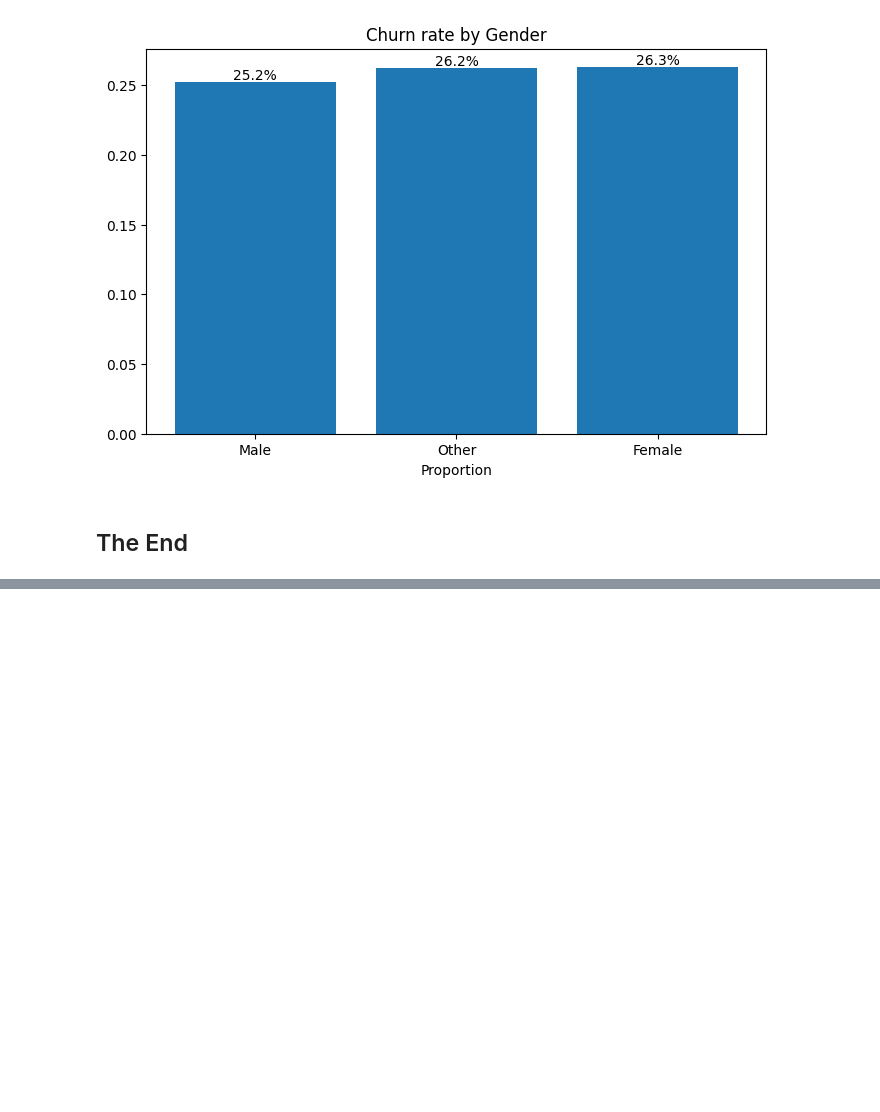
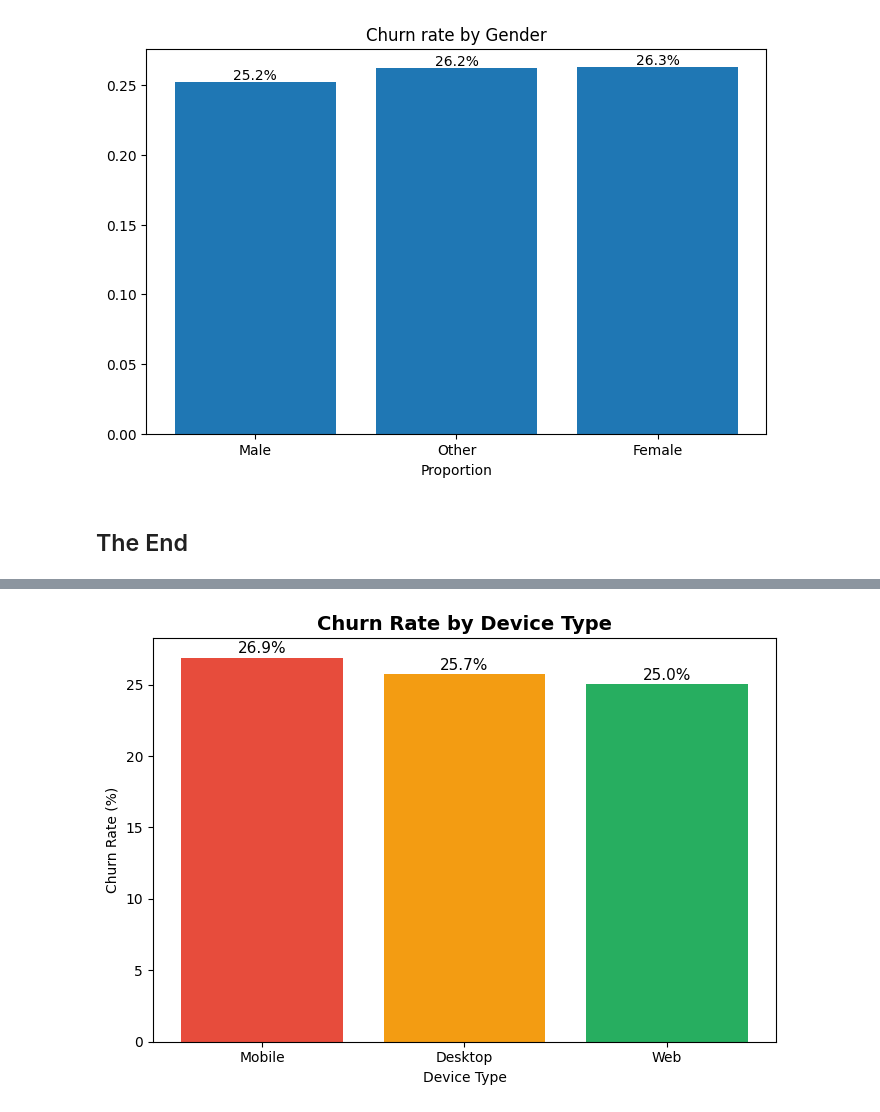
Before and after one commit to john-nio/eda-project, a Jupyter notebook: spotify_churn/spotify.ipynb, the cells around one changed output, grey strips where cells are left out. Cells and saved outputs as stored; diff of their text form; code cells hidden in the pictures; blank space fills up the shorter version.

```diff
--- a/spotify_churn/spotify.ipynb
+++ b/spotify_churn/spotify.ipynb
@@ -145,0 +210,19 @@ plt.show()
+# %%
+fig, ax = plt.subplots(figsize=(7, 5))
+
+data = churn_rate(df, 'device_type').sort_values(ascending=False)
+bars = ax.bar(data.index, data.values, color=['#e74c3c', '#f39c12', '#27ae60'])
+
+ax.set_title('Churn Rate by Device Type', fontsize=14, fontweight='bold')
+ax.set_xlabel('Device Type')
+ax.set_ylabel('Churn Rate (%)')
+
+for bar, val in zip(bars, data.values):
+    ax.text(bar.get_x() + bar.get_width()/2, bar.get_height() + 0.3,
+            f'{val:.1f}%', ha='center', fontsize=11)
+
+plt.tight_layout()
+plt.savefig('visualizations/churn_by_device.png', dpi=150)
+plt.show()
+# %% [output]
+[figure, added]
```
Also changed, not shown: parts of 18 cells of this notebook.
